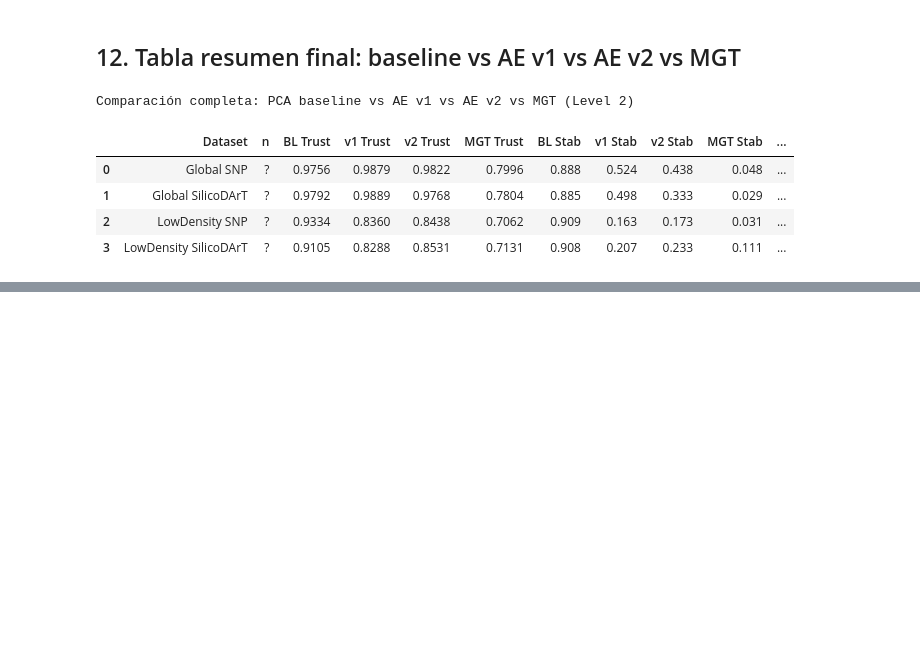
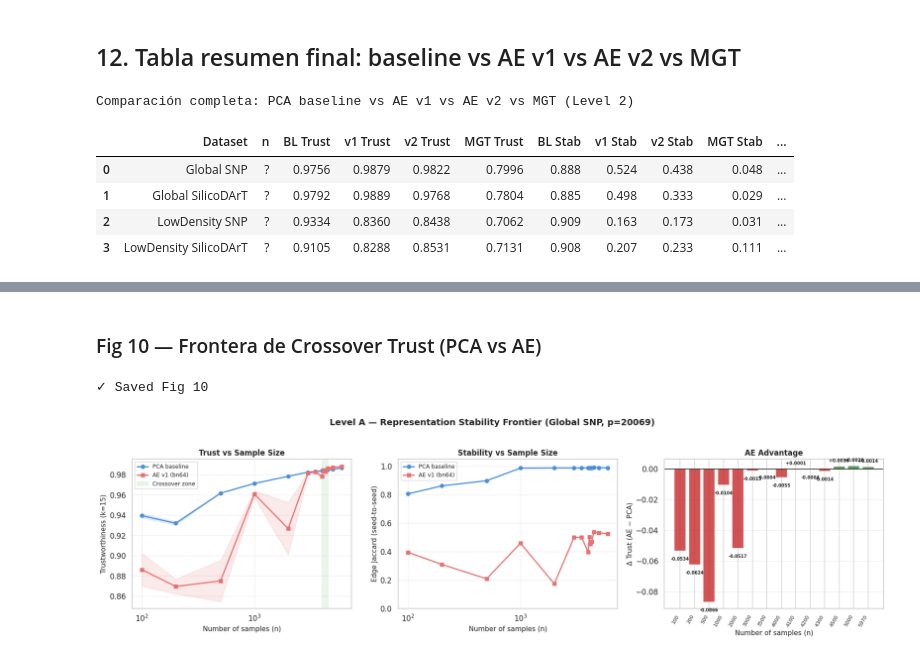
Before and after one commit to R0SEWT/GENO-MAP_Correspondence-Free-Diagnostics-for-Sweet-Potato-Diversity-Maps, a Jupyter notebook: notebooks/ae_vs_baseline.ipynb, the cells around one changed output, grey strips where cells are left out. Saved outputs shown, nothing was run; the diff lists cells and outputs as text; code cells hidden in the pictures; blank space fills up the shorter version.

```diff
--- a/notebooks/ae_vs_baseline.ipynb
+++ b/notebooks/ae_vs_baseline.ipynb
@@ -1153,0 +1232,69 @@ Comparación completa: PCA baseline vs AE v1 vs AE v2 vs MGT (Level 2)
+# %% [markdown]
+### Fig 10 — Frontera de Crossover Trust (PCA vs AE)
+# %%
+# ── Fig 10: 3-panel frontier plot ──
+fig, axes = plt.subplots(1, 3, figsize=(18, 5))
+
+# Panel 1: Trust vs n
+ax = axes[0]
+ax.plot(frontier_df["n_samples"], frontier_df["pca_trust_mean"], "o-",
+        color="#4A90D9", label="PCA baseline", markersize=6, linewidth=2)
+ax.fill_between(frontier_df["n_samples"],
+                frontier_df["pca_trust_mean"] - frontier_df["pca_trust_std"],
+                frontier_df["pca_trust_mean"] + frontier_df["pca_trust_std"],
+                alpha=0.15, color="#4A90D9")
+ax.plot(frontier_df["n_samples"], frontier_df["ae_trust_mean"], "s-",
+        color="#E57373", label="AE v1 (bn64)", markersize=6, linewidth=2)
+ax.fill_between(frontier_df["n_samples"],
+                frontier_df["ae_trust_mean"] - frontier_df["ae_trust_std"],
+                frontier_df["ae_trust_mean"] + frontier_df["ae_trust_std"],
+                alpha=0.15, color="#E57373")
+# Shade crossover zone
+ax.axvspan(4000, 4500, alpha=0.08, color="green", label="Crossover zone")
+ax.set_xlabel("Number of samples (n)", fontsize=11)
+ax.set_ylabel("Trustworthiness (k=15)", fontsize=11)
+ax.set_title("Trust vs Sample Size", fontsize=12, fontweight="bold")
+ax.legend(fontsize=9)
+ax.grid(alpha=0.3)
+ax.set_xscale("log")
+
+# Panel 2: Stability vs n
+ax = axes[1]
+stab_df = frontier_df.dropna(subset=["pca_stab_mean", "ae_stab_mean"])
+ax.plot(stab_df["n_samples"], stab_df["pca_stab_mean"], "o-",
+        color="#4A90D9", label="PCA baseline", markersize=6, linewidth=2)
+ax.plot(stab_df["n_samples"], stab_df["ae_stab_mean"], "s-",
+        color="#E57373", label="AE v1 (bn64)", markersize=6, linewidth=2)
+ax.set_xlabel("Number of samples (n)", fontsize=11)
+ax.set_ylabel("Edge Jaccard (seed-to-seed)", fontsize=11)
+ax.set_title("Stability vs Sample Size", fontsize=12, fontweight="bold")
+ax.legend(fontsize=9)
+ax.grid(alpha=0.3)
+ax.set_xscale("log")
+ax.set_ylim(0, 1.05)
+
+# Panel 3: Δ Trust bar
+ax = axes[2]
+colors = ["#2E7D32" if d > 0 else "#C62828" for d in frontier_df["trust_delta"]]
+bars = ax.bar(range(len(frontier_df)), frontier_df["trust_delta"], color=colors, alpha=0.8)
+ax.set_xticks(range(len(frontier_df)))
+ax.set_xticklabels([str(n) for n in frontier_df["n_samples"]], rotation=60, ha="right", fontsize=8)
+ax.set_xlabel("Number of samples (n)", fontsize=11)
+ax.set_ylabel("Δ Trust (AE − PCA)", fontsize=11)
+ax.set_title("AE Advantage", fontsize=12, fontweight="bold")
+ax.axhline(0, color="black", linewidth=1)
+ax.grid(axis="y", alpha=0.3)
+for i, (delta, n) in enumerate(zip(frontier_df["trust_delta"], frontier_df["n_samples"])):
+    ax.text(i, delta + (0.002 if delta >= 0 else -0.004),
+            f"{delta:+.4f}", ha="center", va="bottom" if delta >= 0 else "top",
+            fontsize=7, fontweight="bold")
+
+fig.suptitle("Level A — Representation Stability Frontier (Global SNP, p=20069)",
+             fontsize=14, fontweight="bold", y=1.02)
+fig.tight_layout()
+fig.savefig("../experiments/frontier/fig10_frontier_notebook.png", dpi=300, bbox_inches="tight")
+print("✓ Saved Fig 10")
+plt.show()
+# %% [output]
+✓ Saved Fig 10
+[figure, added]
```
Also changed, not shown: parts of 3 cells of this notebook, 4 other files.
